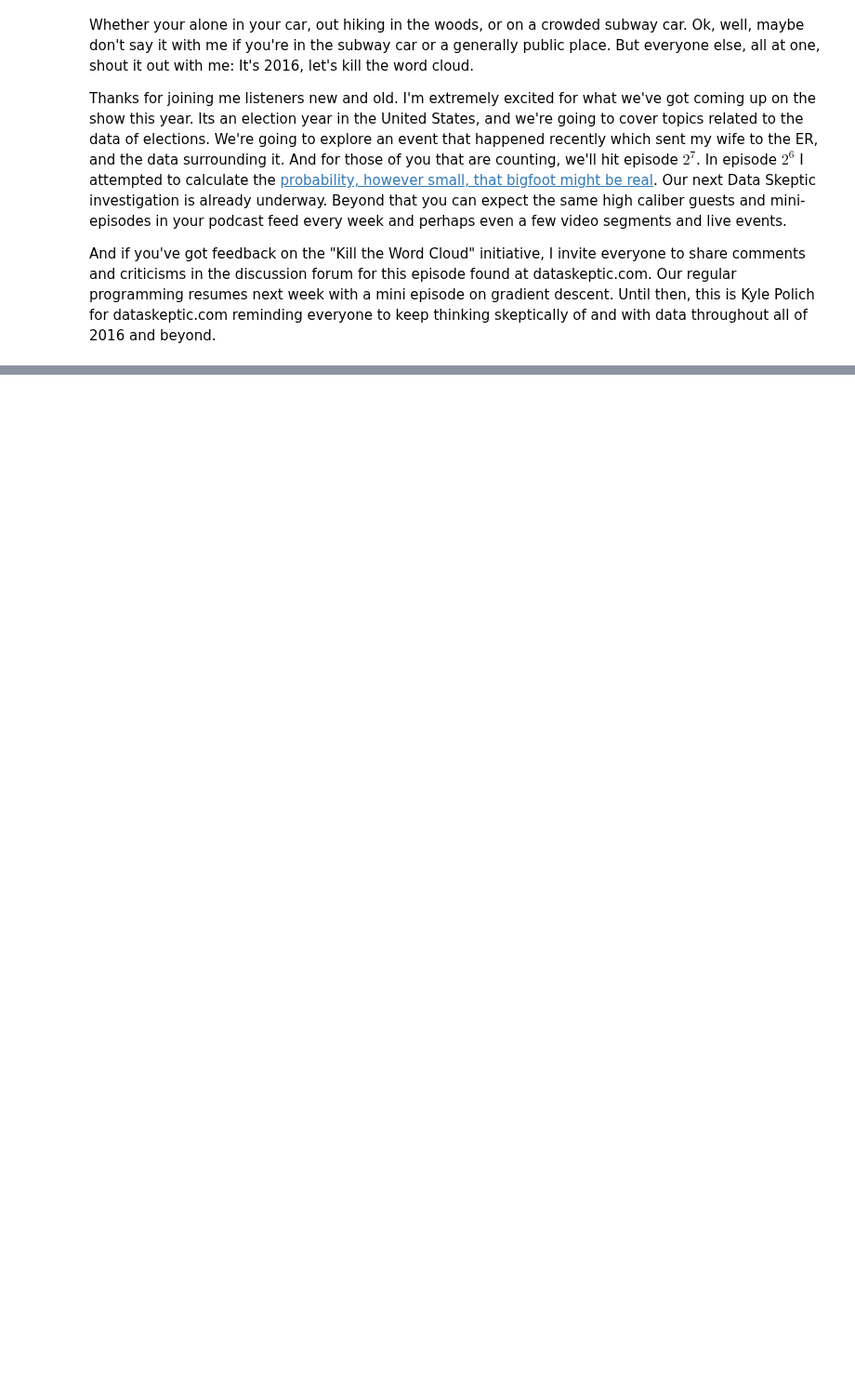
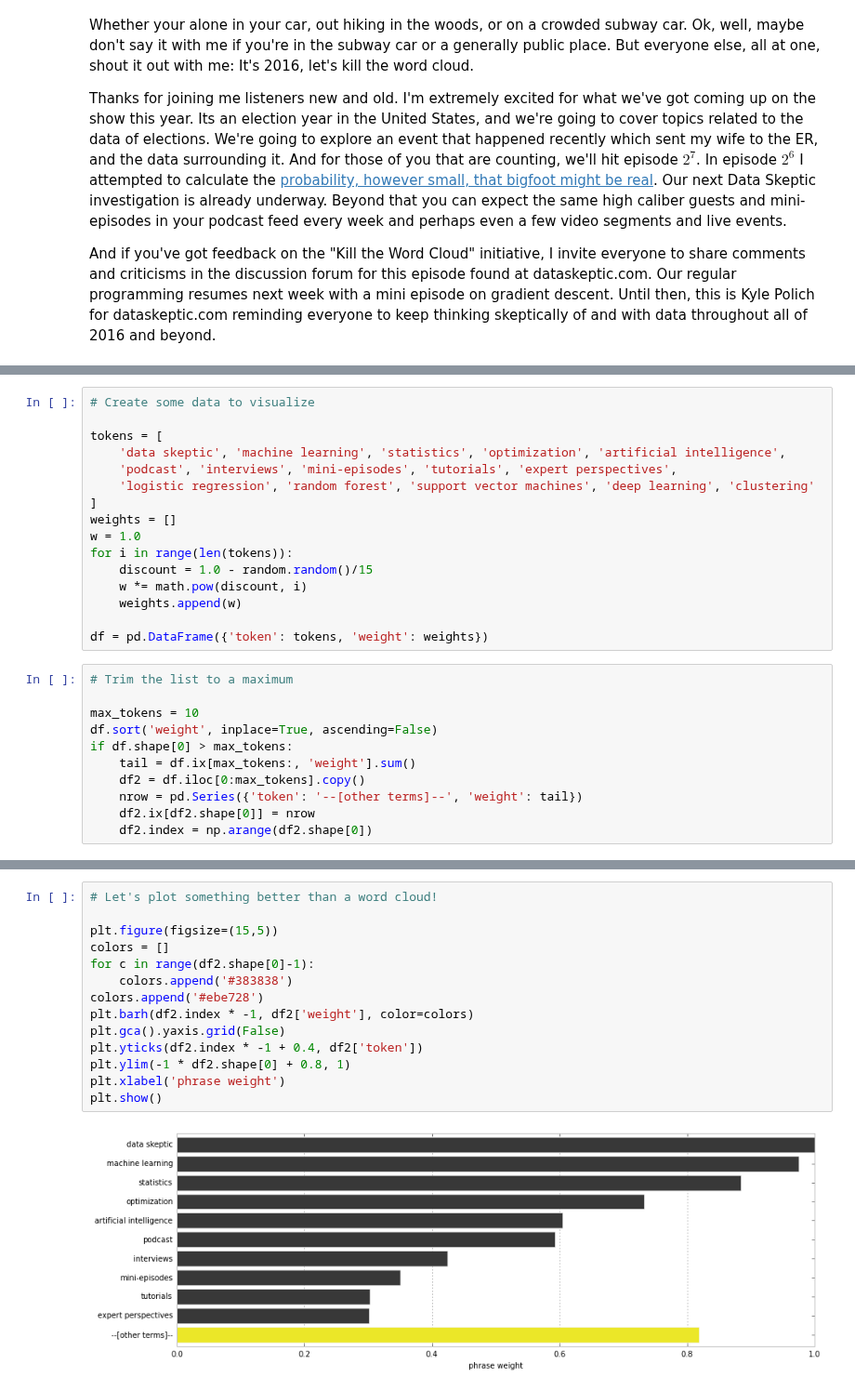
Before and after one commit to data-skeptic/dataskeptic, a Jupyter notebook: shownotes/kill-the-word-cloud.ipynb, the cells around one changed output, grey strips where cells are left out. Shown at 93% size. Saved outputs shown, nothing was run; the diff lists cells and outputs as text; blank space fills up the shorter version.

Commit message:
show notes update

```diff
--- a/shownotes/kill-the-word-cloud.ipynb
+++ b/shownotes/kill-the-word-cloud.ipynb
@@ -81,0 +79,27 @@ And if you've got feedback on the "Kill the Word Cloud" initiative, I invite eve
+# %%
+# Create some data to visualize
+
+tokens = [
+    'data skeptic', 'machine learning', 'statistics', 'optimization', 'artificial intelligence',
+    'podcast', 'interviews', 'mini-episodes', 'tutorials', 'expert perspectives',
+    'logistic regression', 'random forest', 'support vector machines', 'deep learning', 'clustering'
+]
+weights = []
+w = 1.0
+for i in range(len(tokens)):
+    discount = 1.0 - random.random()/15
+    w *= math.pow(discount, i)
+    weights.append(w)
+
+df = pd.DataFrame({'token': tokens, 'weight': weights})
+# %%
+# Trim the list to a maximum
+
+max_tokens = 10
+df.sort('weight', inplace=True, ascending=False)
+if df.shape[0] > max_tokens:
+    tail = df.ix[max_tokens:, 'weight'].sum()
+    df2 = df.iloc[0:max_tokens].copy()
+    nrow = pd.Series({'token': '--[other terms]--', 'weight': tail})
+    df2.ix[df2.shape[0]] = nrow
+    df2.index = np.arange(df2.shape[0])
@@ -81,0 +122,16 @@ And if you've got feedback on the "Kill the Word Cloud" initiative, I invite eve
+# %%
+# Let's plot something better than a word cloud!
+
+plt.figure(figsize=(15,5))
+colors = []
+for c in range(df2.shape[0]-1):
+    colors.append('#383838')
+colors.append('#ebe728')
+plt.barh(df2.index * -1, df2['weight'], color=colors)
+plt.gca().yaxis.grid(False)
+plt.yticks(df2.index * -1 + 0.4, df2['token'])
+plt.ylim(-1 * df2.shape[0] + 0.8, 1)
+plt.xlabel('phrase weight')
+plt.show()
+# %% [output]
+[figure, added]
```
Also changed, not shown: parts of 3 cells of this notebook.
